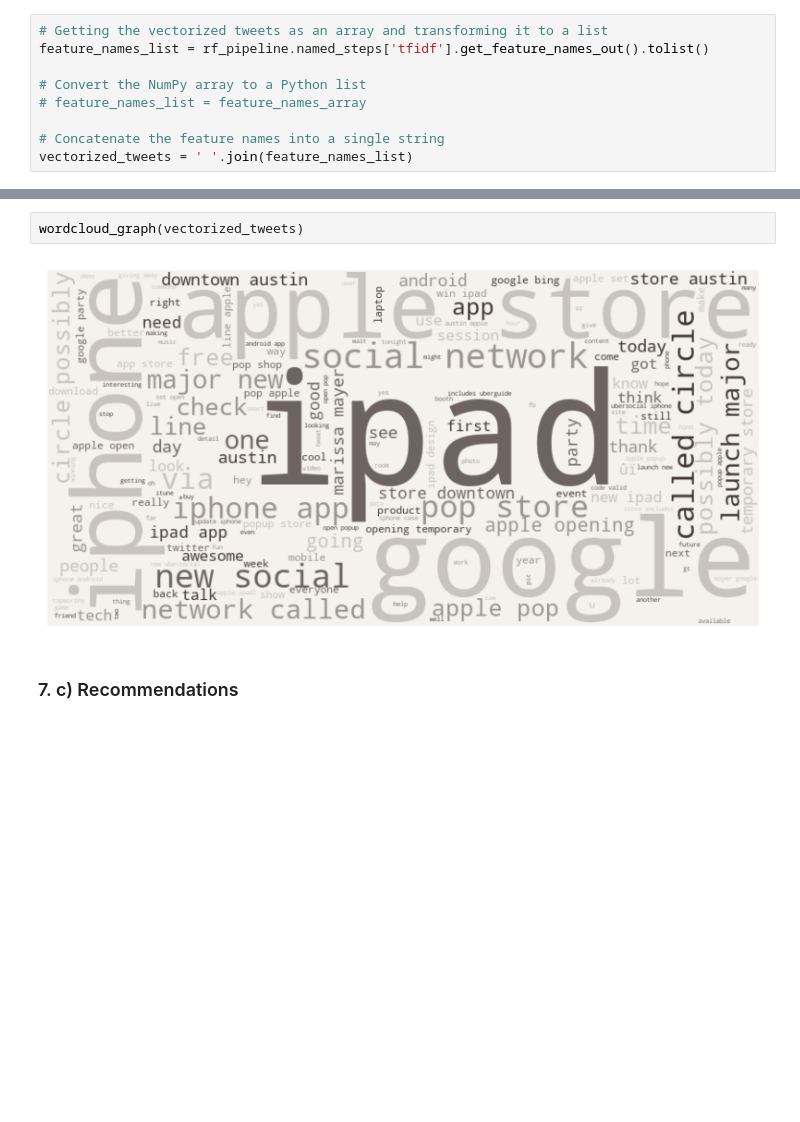
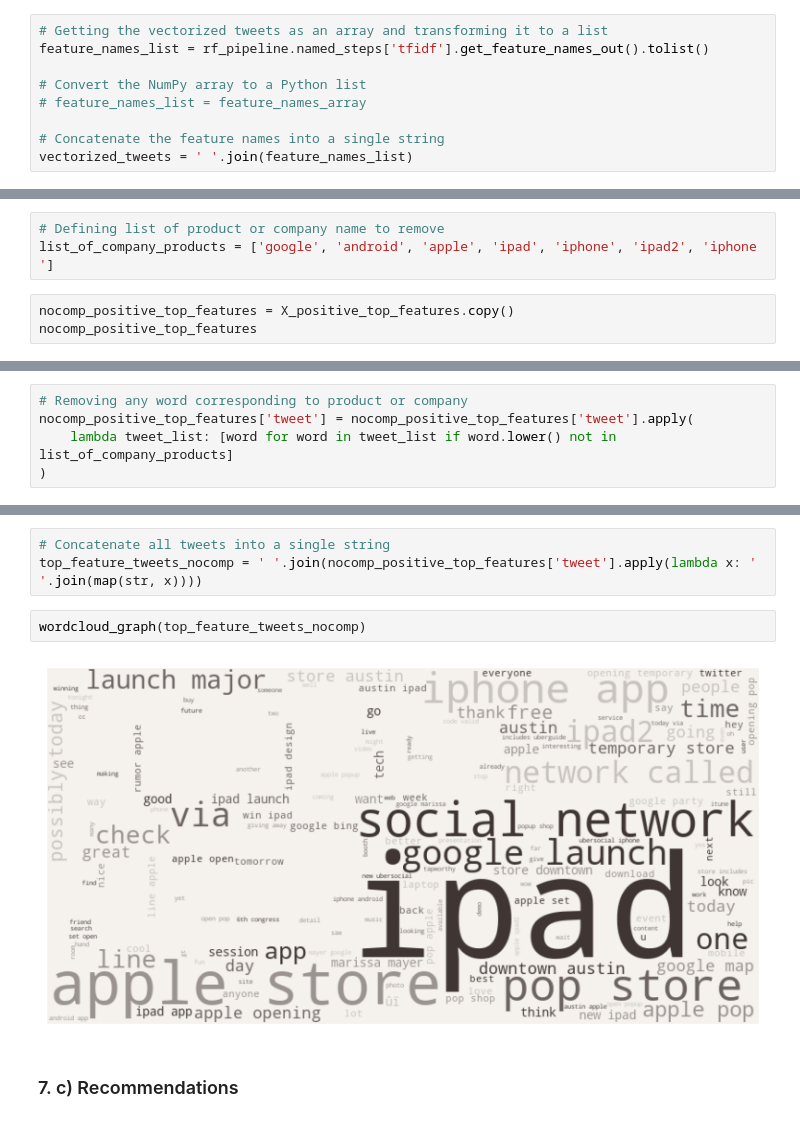
Before and after one commit to AlbaneCM/NLP, a Jupyter notebook: Natural-Language-Processing-Sentiment-Analysis.ipynb, the cells around one changed output, grey strips where cells are left out. Drawn from its saved outputs; the diff is of its cells as text; blank space fills up the shorter version.

```diff
--- a/Natural-Language-Processing-Sentiment-Analysis.ipynb
+++ b/Natural-Language-Processing-Sentiment-Analysis.ipynb
@@ -2392,0 +2502,6 @@ vectorized_tweets = ' '.join(feature_names_list)
+# %%
+# Defining list of product or company name to remove
+list_of_company_products = ['google', 'android', 'apple', 'ipad', 'iphone', 'ipad2', 'iphone ']
+# %%
+nocomp_positive_top_features = X_positive_top_features.copy()
+nocomp_positive_top_features
@@ -2392,0 +2522,5 @@ vectorized_tweets = ' '.join(feature_names_list)
+# %%
+# Removing any word corresponding to product or company
+nocomp_positive_top_features['tweet'] = nocomp_positive_top_features['tweet'].apply(
+    lambda tweet_list: [word for word in tweet_list if word.lower() not in list_of_company_products]
+)
@@ -2393,7 +2543,10 @@ vectorized_tweets = ' '.join(feature_names_list)
+# %%
+# Concatenate all tweets into a single string
+top_feature_tweets_nocomp = ' '.join(nocomp_positive_top_features['tweet'].apply(lambda x: ' '.join(map(str, x))))
 # %%
-wordcloud_graph(vectorized_tweets)
+wordcloud_graph(top_feature_tweets_nocomp)
 # %% [output]
-[figure, old version]
+[figure, new version]
 # %% [markdown]
 ### 7. c) Recommendations
 # %% [markdown]
```
Also changed, not shown: parts of 76 cells of this notebook, 4 other files.
